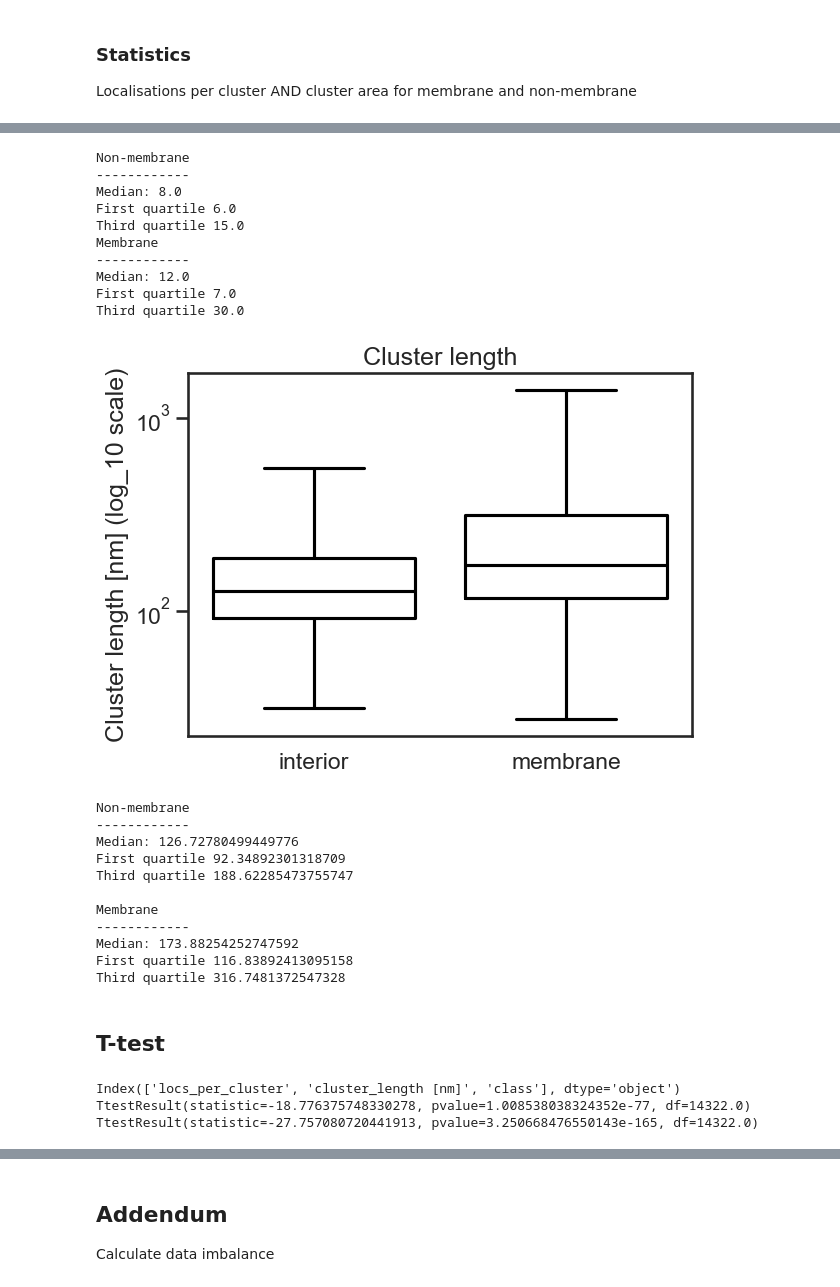
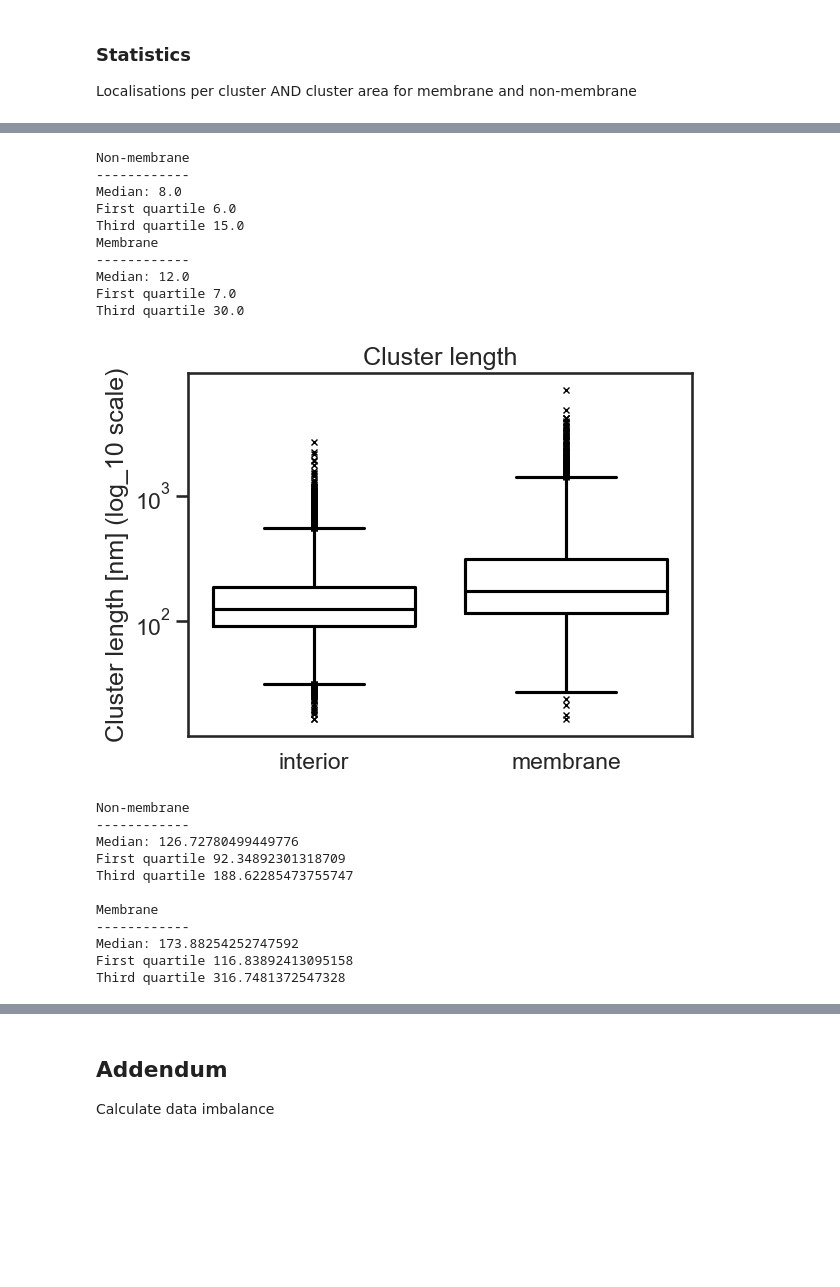
Before and after one commit to oubino/locpix, a Jupyter notebook: examples/c15_data_ds_analysis/analysis.ipynb, the cells around one changed output, grey strips where cells are left out. Cells and saved outputs as stored; diff of their text form; code cells hidden in the pictures; blank space fills up the shorter version.

```diff
--- a/examples/c15_data_ds_analysis/analysis.ipynb
+++ b/examples/c15_data_ds_analysis/analysis.ipynb
@@ -590,7 +598,7 @@ sns.set_style("white")
 sns.set_context("talk")
 
 # Create the boxplot
-sns.boxplot(x='class', y='locs_per_cluster', data=df, log_scale=True, color='k', fill=False, showfliers=False)
+sns.boxplot(x='class', y='locs_per_cluster', data=df, log_scale=True, color='k', fill=False, flierprops=dict(marker='x', markersize=5))
 plt.tick_params(left = True, labelleft=True, bottom = False, labelbottom=True)
 plt.ylabel("Locs per cluster (log_10 scale)")
 plt.xlabel(None)
@@ -616,7 +624,7 @@ print("First quartile", q1_locs_per_cluster_memb)
 print("Third quartile", q3_locs_per_cluster_memb)
 
 
-sns.boxplot(x='class', y='cluster_length [nm]', data=df, log_scale=True, color='k', fill=False, showfliers=False)
+sns.boxplot(x='class', y='cluster_length [nm]', data=df, log_scale=True, color='k', fill=False, flierprops=dict(marker='x', markersize=5))
 plt.tick_params(left = True, labelleft=True, bottom = False, labelbottom=True)
 plt.ylabel("Cluster length [nm] (log_10 scale)")
 plt.xlabel(None)
@@ -645,14 +653,14 @@ print("Third quartile", q3_cluster_length_memb)
 Non-membrane
 ------------
 Median: 8.0
 First quartile 6.0
 Third quartile 15.0
 Membrane
 ------------
 Median: 12.0
 First quartile 7.0
 Third quartile 30.0
-[figure, old version]
+[figure, new version]
 Non-membrane
 ------------
 Median: 126.72780499449776
@@ -664,20 +672,3 @@ Membrane
 Median: 173.88254252747592
 First quartile 116.83892413095158
 Third quartile 316.7481372547328
-# %% [markdown]
-## T-test
-# %%
-from scipy.stats import ttest_ind
-interior_df = df[df["class"] == "interior"]
-membrane_df = df[df["class"] == "membrane"]
-print(interior_df.columns)
-# t-test locs per cluster & cluster length
-a = ttest_ind(interior_df["locs_per_cluster"], membrane_df["locs_per_cluster"])
-b = ttest_ind(interior_df["cluster_length [nm]"], membrane_df["cluster_length [nm]"])
-
-print(a)
-print(b)
-# %% [output]
-Index(['locs_per_cluster', 'cluster_length [nm]', 'class'], dtype='object')
-TtestResult(statistic=-18.776375748330278, pvalue=1.008538038324352e-77, df=14322.0)
-TtestResult(statistic=-27.757080720441913, pvalue=3.250668476550143e-165, df=14322.0)
```
Also changed, not shown: parts of 4 cells of this notebook, 11 other files.
